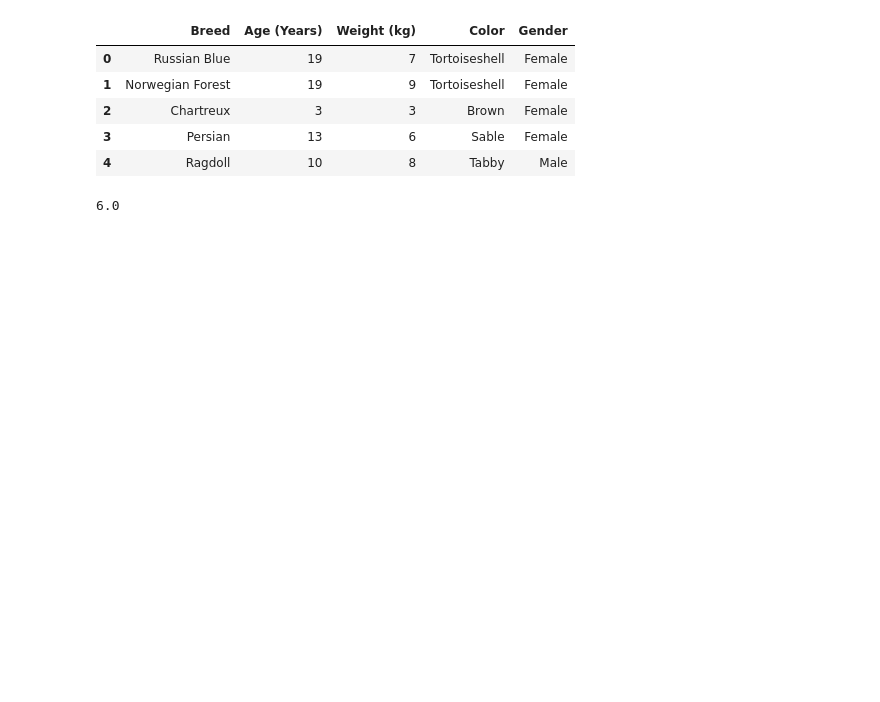
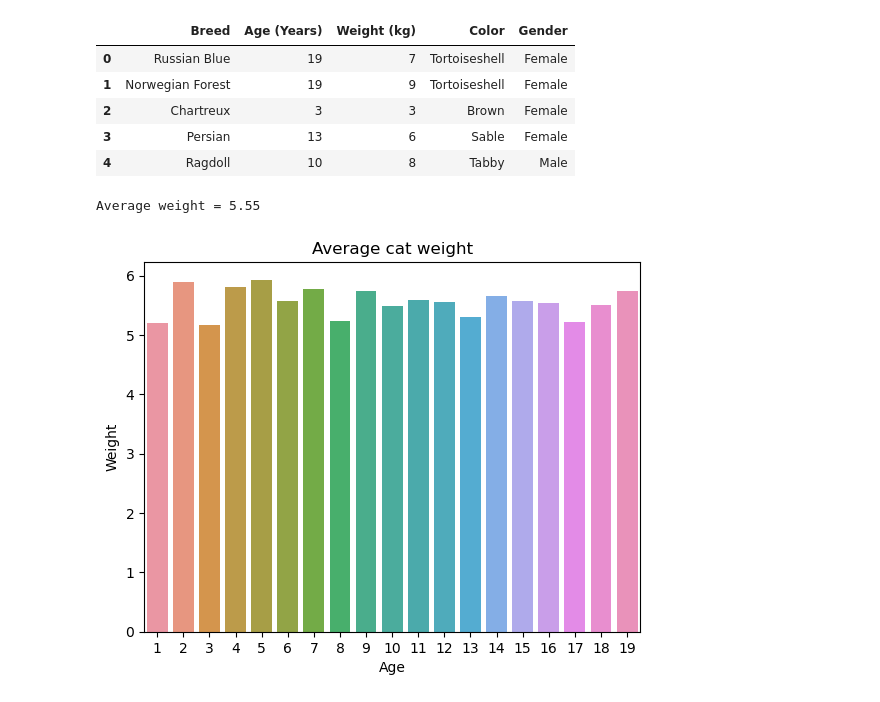
Before and after one commit to build-summer-2024/async-teal-JackyC-final-project, a Jupyter notebook: final_project.ipynb, the cells around one changed output. Cells and saved outputs as stored; diff of their text form; code cells hidden in the pictures; blank space fills up the shorter version.

Commit message:
Visulizations added
Fixed question 10 and added visualizations

```diff
--- a/final_project.ipynb
+++ b/final_project.ipynb
@@ -15,12 +15,19 @@ cat_data.head()
 | 2 | Chartreux | 3 | 3 | Brown | Female |
 | 3 | Persian | 13 | 6 | Sable | Female |
 | 4 | Ragdoll | 10 | 8 | Tabby | Male |
-# %%
-#Average Weight
-avg_weight = cat_data["Weight (kg)"].median()
-print(avg_weight)
-# %% [output]
-6.0
+# %%
+#Average Weight
+cats_weight = cat_data.groupby("Age (Years)")["Weight (kg)"].mean()
+avg_weight = cat_data["Weight (kg)"].mean()
+print(f"Average weight = {avg_weight}")
+seaborn.barplot(x=cats_weight.index,y=cats_weight)
+plt.xlabel("Age")
+plt.ylabel("Weight")
+plt.title("Average cat weight")
+plt.show()
+# %% [output]
+Average weight = 5.55
+[figure, added]
 # %%
 #unique_breeds=cat_data["Breed"].unique()
 weight_cats = cat_data.groupby("Breed")["Weight (kg)"].median()
```
Also changed, not shown: parts of 12 cells of this notebook, 1 other file.
